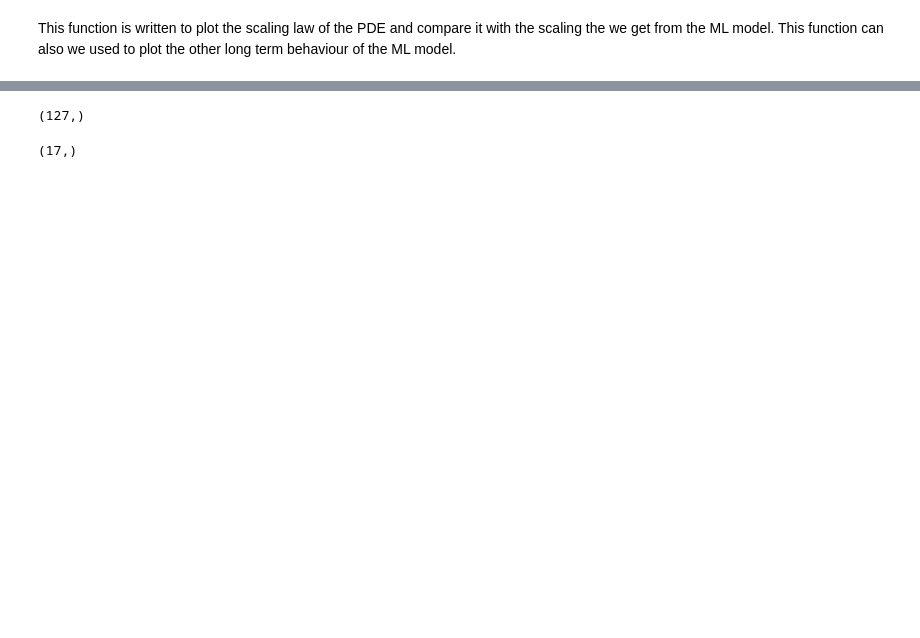
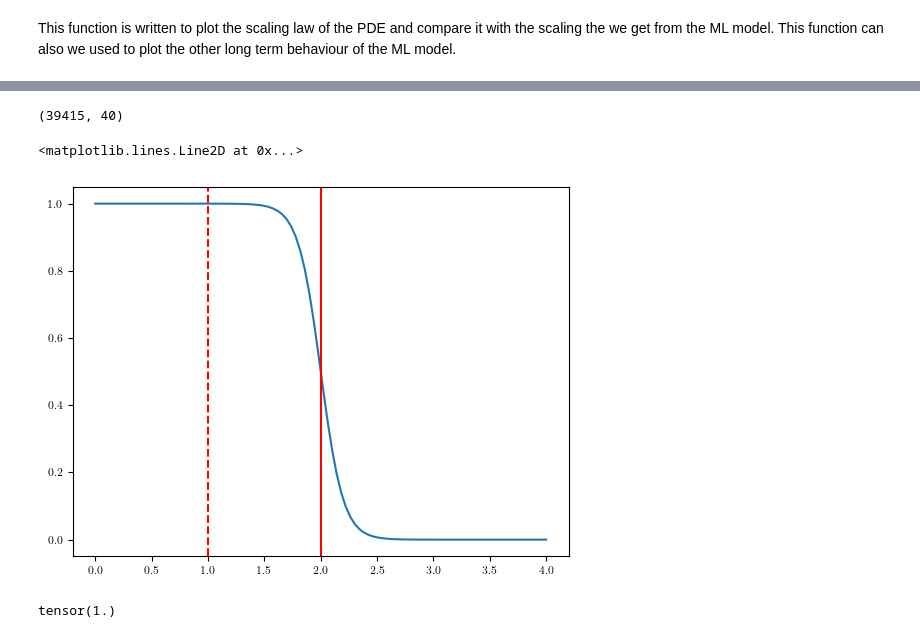
Before and after one commit to hojjatks/ROM_EnKF_earthquakecycle, a Jupyter notebook: Codes/earthquake/scaling.ipynb, the cells around one changed output, grey strips where cells are left out. Drawn from its saved outputs; the diff is of its cells as text; code cells hidden in the pictures; blank space fills up the shorter version.

Commit message:
working on rho and lambda to improve scaling

```diff
--- a/Codes/earthquake/scaling.ipynb
+++ b/Codes/earthquake/scaling.ipynb
@@ -193,8 +394,4 @@ plt.tight_layout()
 # %%
-moment_events.shape
+X_full.shape
 # %% [output]
-(127,)
+(39415, 40)
-# %%
-np.array(length_ruptures).shape
-# %% [output]
-(17,)
@@ -200,0 +402,11 @@ np.array(length_ruptures).shape
+# %%
+Beta=10
+lambda_dissipation=0.4
+rho=2
+x_plot_test=np.linspace(0,2*rho,100)
+plt.plot(x_plot_test,1/(1+np.exp(Beta*(x_plot_test-rho))))
+plt.axvline(x=rho, color='r')
+plt.axvline(x=rho-1, color='r', linestyle='--')
+# %% [output]
+<matplotlib.lines.Line2D at 0x...>
+[figure, added]
@@ -200,0 +451,4 @@ np.array(length_ruptures).shape
+# %%
+dissipate
+# %% [output]
+tensor(1.)
```
Also changed, not shown: parts of 48 cells of this notebook, 1 other file.
